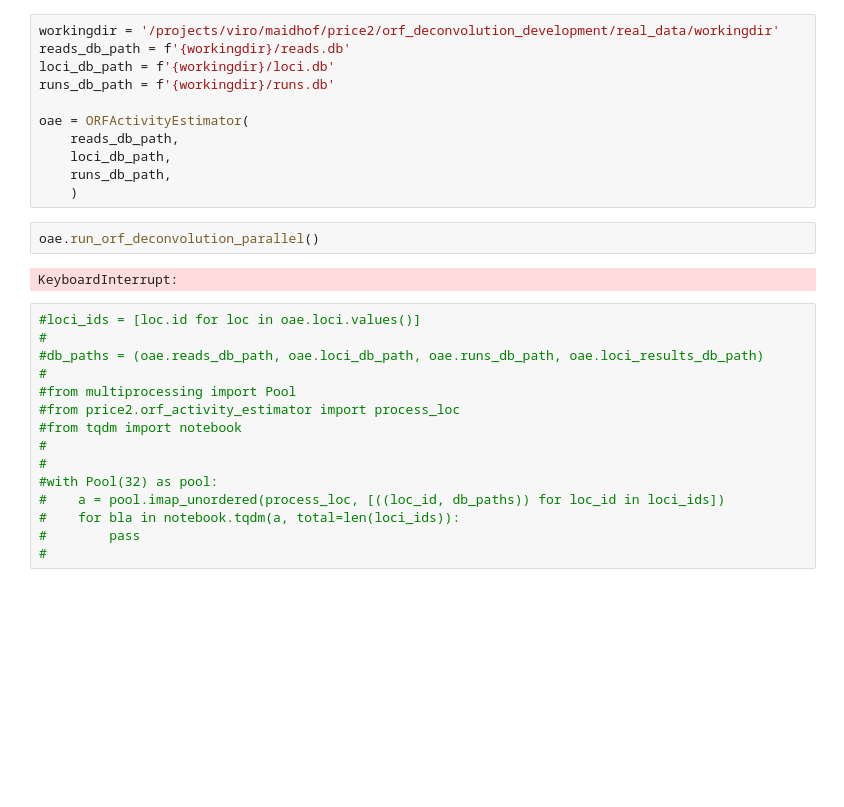
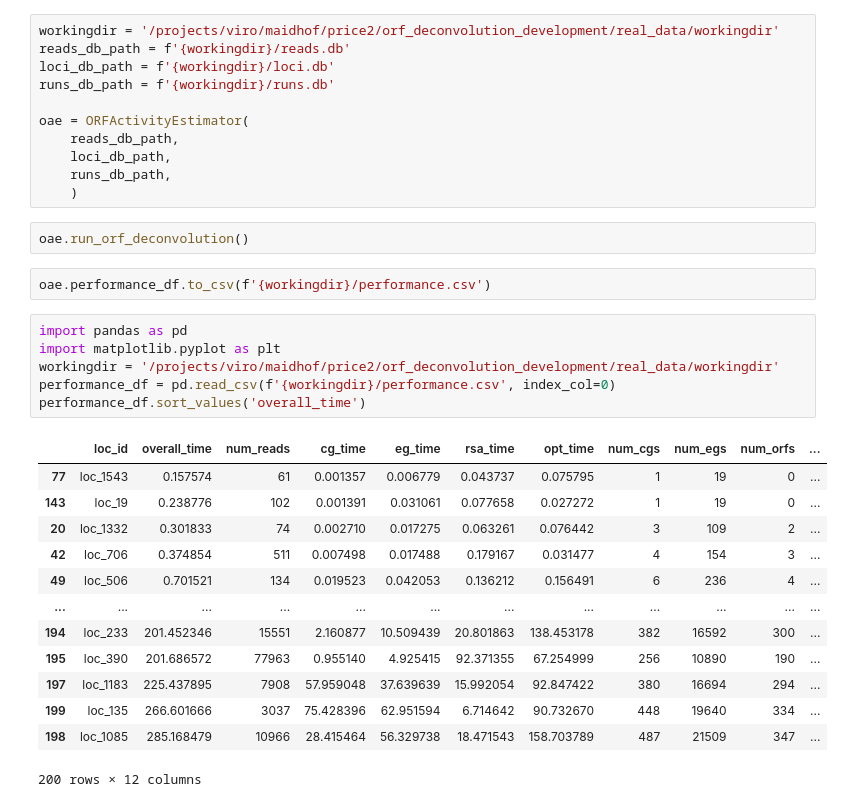
Before and after one commit to kilian-m/PRICE2, a Jupyter notebook: orf_deconvolution_development/real_data/orf_deconvolution_real.ipynb, the cells around one changed output. Drawn from its saved outputs; the diff is of its cells as text; blank space fills up the shorter version.

```diff
--- a/orf_deconvolution_development/real_data/orf_deconvolution_real.ipynb
+++ b/orf_deconvolution_development/real_data/orf_deconvolution_real.ipynb
@@ -65,21 +54,26 @@ oae = ORFActivityEstimator(
     runs_db_path,
     )
 # %%
-oae.run_orf_deconvolution_parallel()
+oae.run_orf_deconvolution()
-# %% [output]
-KeyboardInterrupt:
-# %%
-#loci_ids = [loc.id for loc in oae.loci.values()]
-#
-#db_paths = (oae.reads_db_path, oae.loci_db_path, oae.runs_db_path, oae.loci_results_db_path)
-#
-#from multiprocessing import Pool
-#from price2.orf_activity_estimator import process_loc
-#from tqdm import notebook
-#
-#
-#with Pool(32) as pool:
-#    a = pool.imap_unordered(process_loc, [((loc_id, db_paths)) for loc_id in loci_ids])
-#    for bla in notebook.tqdm(a, total=len(loci_ids)):
-#        pass
-#
+# %%
+oae.performance_df.to_csv(f'{workingdir}/performance.csv')
+# %%
+import pandas as pd
+import matplotlib.pyplot as plt
+workingdir = '/projects/viro/maidhof/price2/orf_deconvolution_development/real_data/workingdir'
+performance_df = pd.read_csv(f'{workingdir}/performance.csv', index_col=0)
+performance_df.sort_values('overall_time')
+# %% [output]
+|  | loc_id | overall_time | num_reads | cg_time | eg_time | rsa_time | opt_time | num_cgs | num_egs | num_orfs | ... |
+| 77 | loc_1543 | 0.157574 | 61 | 0.001357 | 0.006779 | 0.043737 | 0.075795 | 1 | 19 | 0 | ... |
+| 143 | loc_19 | 0.238776 | 102 | 0.001391 | 0.031061 | 0.077658 | 0.027272 | 1 | 19 | 0 | ... |
+| 20 | loc_1332 | 0.301833 | 74 | 0.002710 | 0.017275 | 0.063261 | 0.076442 | 3 | 109 | 2 | ... |
+| 42 | loc_706 | 0.374854 | 511 | 0.007498 | 0.017488 | 0.179167 | 0.031477 | 4 | 154 | 3 | ... |
+| 49 | loc_506 | 0.701521 | 134 | 0.019523 | 0.042053 | 0.136212 | 0.156491 | 6 | 236 | 4 | ... |
+| ... | ... | ... | ... | ... | ... | ... | ... | ... | ... | ... | ... |
+| 194 | loc_233 | 201.452346 | 15551 | 2.160877 | 10.509439 | 20.801863 | 138.453178 | 382 | 16592 | 300 | ... |
+| 195 | loc_390 | 201.686572 | 77963 | 0.955140 | 4.925415 | 92.371355 | 67.254999 | 256 | 10890 | 190 | ... |
+| 197 | loc_1183 | 225.437895 | 7908 | 57.959048 | 37.639639 | 15.992054 | 92.847422 | 380 | 16694 | 294 | ... |
+| 199 | loc_135 | 266.601666 | 3037 | 75.428396 | 62.951594 | 6.714642 | 90.732670 | 448 | 19640 | 334 | ... |
+| 198 | loc_1085 | 285.168479 | 10966 | 28.415464 | 56.329738 | 18.471543 | 158.703789 | 487 | 21509 | 347 | ... |
+200 rows × 12 columns
```
Also changed, not shown: parts of 10 cells of this notebook, 6 other files.
